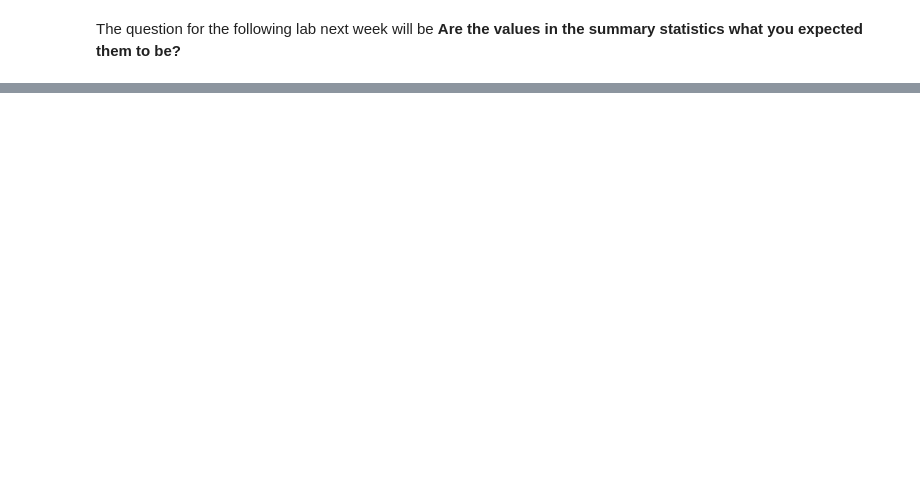
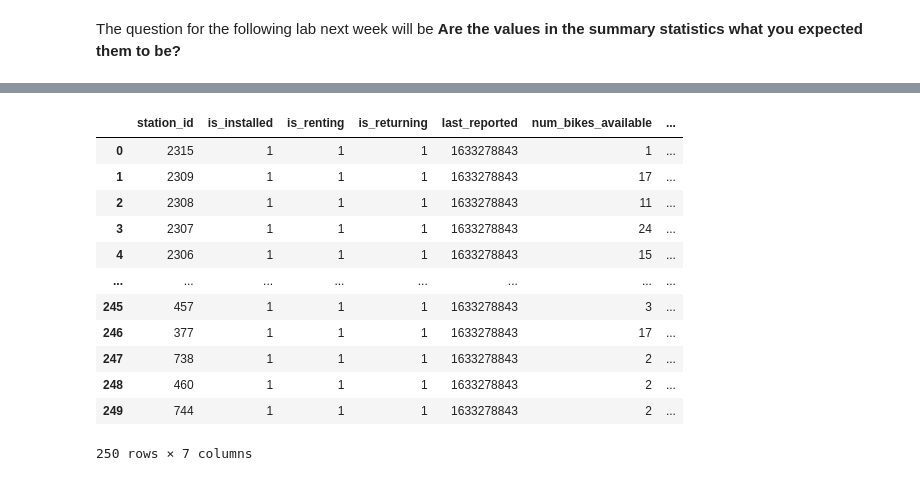
Before and after one commit to michalis0/DataScience_and_MachineLearning, a Jupyter notebook: week2/Basic_Pandas_Load_File.ipynb, the cells around one changed output, grey strips where cells are left out. Saved outputs shown, nothing was run; the diff lists cells and outputs as text; code cells hidden in the pictures; blank space fills up the shorter version.

Commit message:
replaced NYC example with Oslo

```diff
--- a/week2/Basic_Pandas_Load_File.ipynb
+++ b/week2/Basic_Pandas_Load_File.ipynb
@@ -476,0 +526,16 @@ If you want to explore more permanent solutions of saving your file, see [here](
+# %%
+pd.read_json('/content/oslo.json')
+# %% [output]
+|  | station_id | is_installed | is_renting | is_returning | last_reported | num_bikes_available | ... |
+| 0 | 2315 | 1 | 1 | 1 | 1633278843 | 1 | ... |
+| 1 | 2309 | 1 | 1 | 1 | 1633278843 | 17 | ... |
+| 2 | 2308 | 1 | 1 | 1 | 1633278843 | 11 | ... |
+| 3 | 2307 | 1 | 1 | 1 | 1633278843 | 24 | ... |
+| 4 | 2306 | 1 | 1 | 1 | 1633278843 | 15 | ... |
+| ... | ... | ... | ... | ... | ... | ... | ... |
+| 245 | 457 | 1 | 1 | 1 | 1633278843 | 3 | ... |
+| 246 | 377 | 1 | 1 | 1 | 1633278843 | 17 | ... |
+| 247 | 738 | 1 | 1 | 1 | 1633278843 | 2 | ... |
+| 248 | 460 | 1 | 1 | 1 | 1633278843 | 2 | ... |
+| 249 | 744 | 1 | 1 | 1 | 1633278843 | 2 | ... |
+250 rows × 7 columns
```
Also changed, not shown: parts of 49 cells of this notebook, 2 other files.
